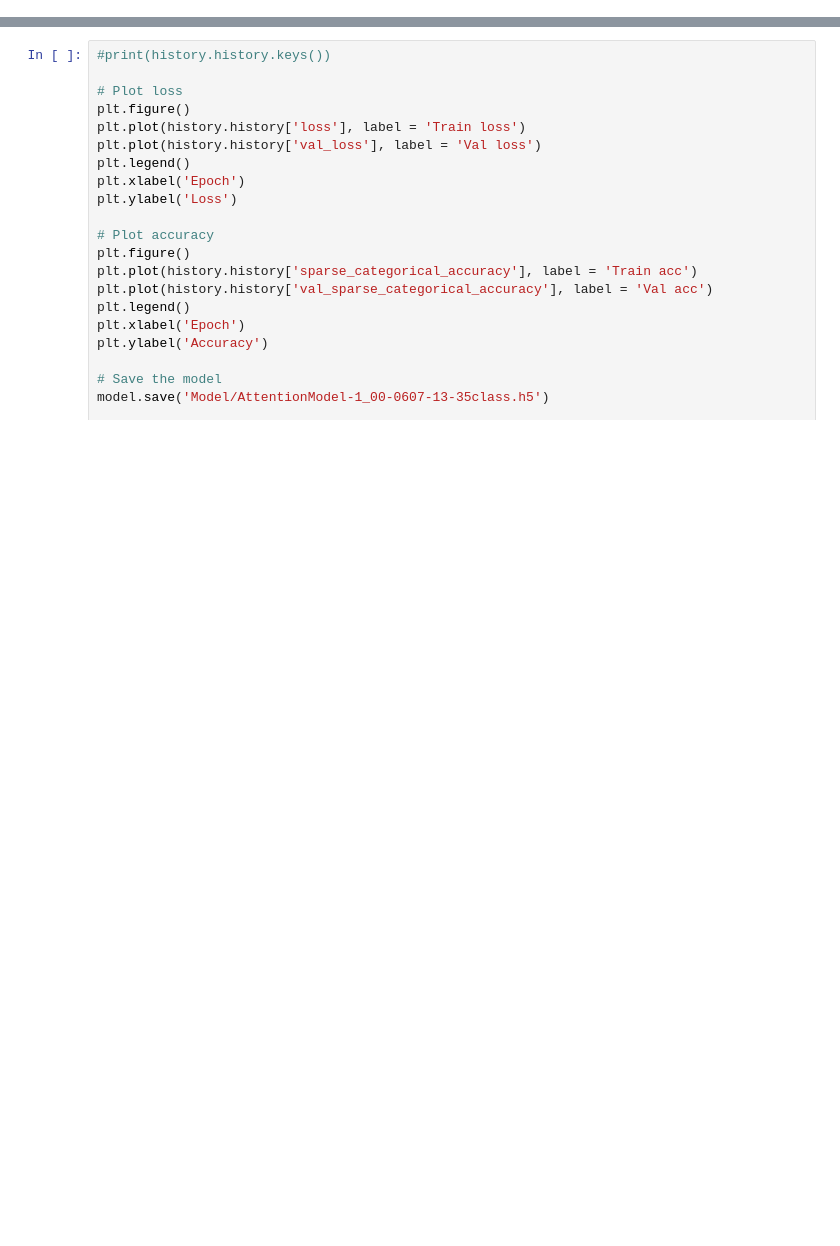
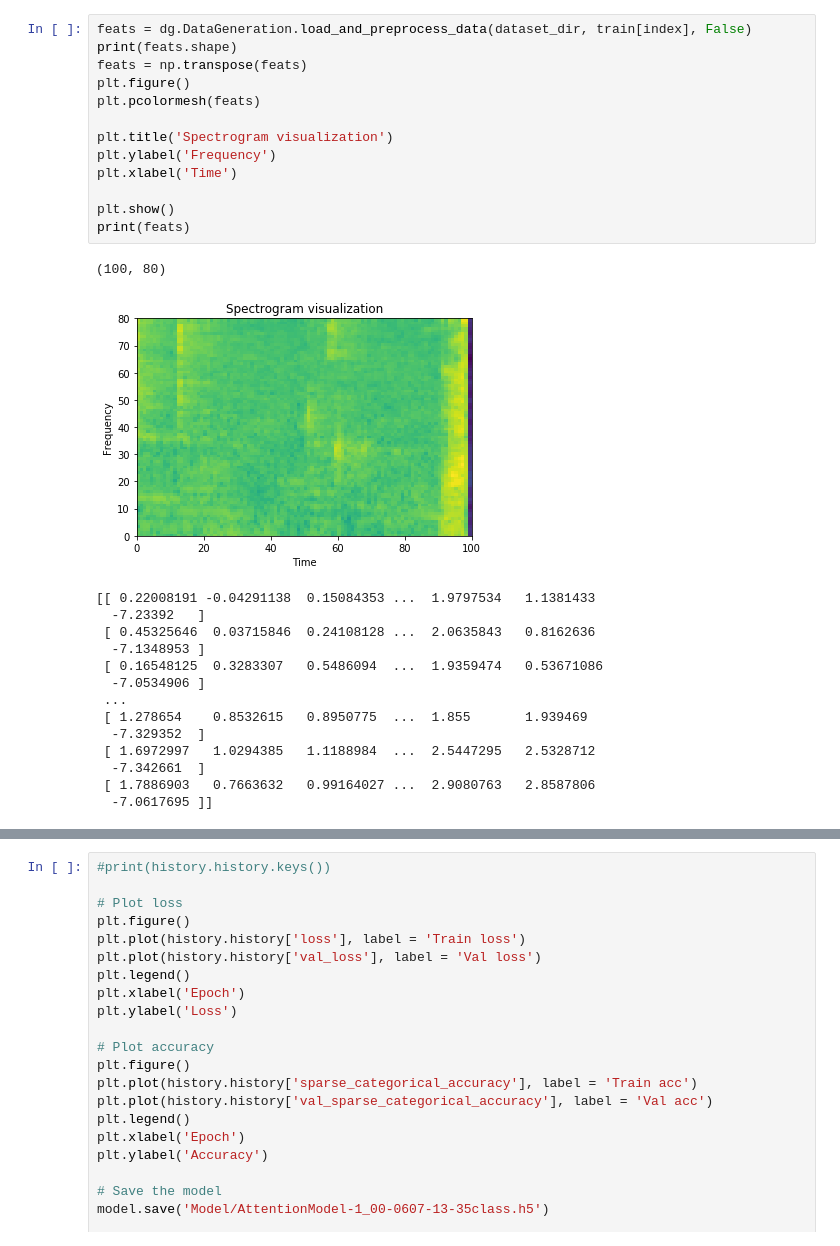
Before and after one commit to XWerer/HDA_Project, a Jupyter notebook: Prova4.ipynb, the cells around one changed output, grey strips where cells are left out. Drawn from its saved outputs; the diff is of its cells as text; blank space fills up the shorter version.

```diff
--- a/Prova4.ipynb
+++ b/Prova4.ipynb
@@ -316 +84,30 @@ def create_dataset(data_dir, file_names, labels, batch_size = 32, shuffle = True
+# %%
+feats = dg.DataGeneration.load_and_preprocess_data(dataset_dir, train[index], False)
+print(feats.shape)
+feats = np.transpose(feats)
+plt.figure()
+plt.pcolormesh(feats)
+
+plt.title('Spectrogram visualization')
+plt.ylabel('Frequency')
+plt.xlabel('Time')
+
+plt.show()
+print(feats)
+# %% [output]
+(100, 80)
+[figure, added]
+[[ 0.22008191 -0.04291138  0.15084353 ...  1.9797534   1.1381433
+  -7.23392   ]
+ [ 0.45325646  0.03715846  0.24108128 ...  2.0635843   0.8162636
+  -7.1348953 ]
+ [ 0.16548125  0.3283307   0.5486094  ...  1.9359474   0.53671086
+  -7.0534906 ]
+ ...
+ [ 1.278654    0.8532615   0.8950775  ...  1.855       1.939469
+  -7.329352  ]
+ [ 1.6972997   1.0294385   1.1188984  ...  2.5447295   2.5328712
+  -7.342661  ]
+ [ 1.7886903   0.7663632   0.99164027 ...  2.9080763   2.8587806
+  -7.0617695 ]]
 # %%
```
Also changed, not shown: parts of 72 cells of this notebook, 17 other files.
